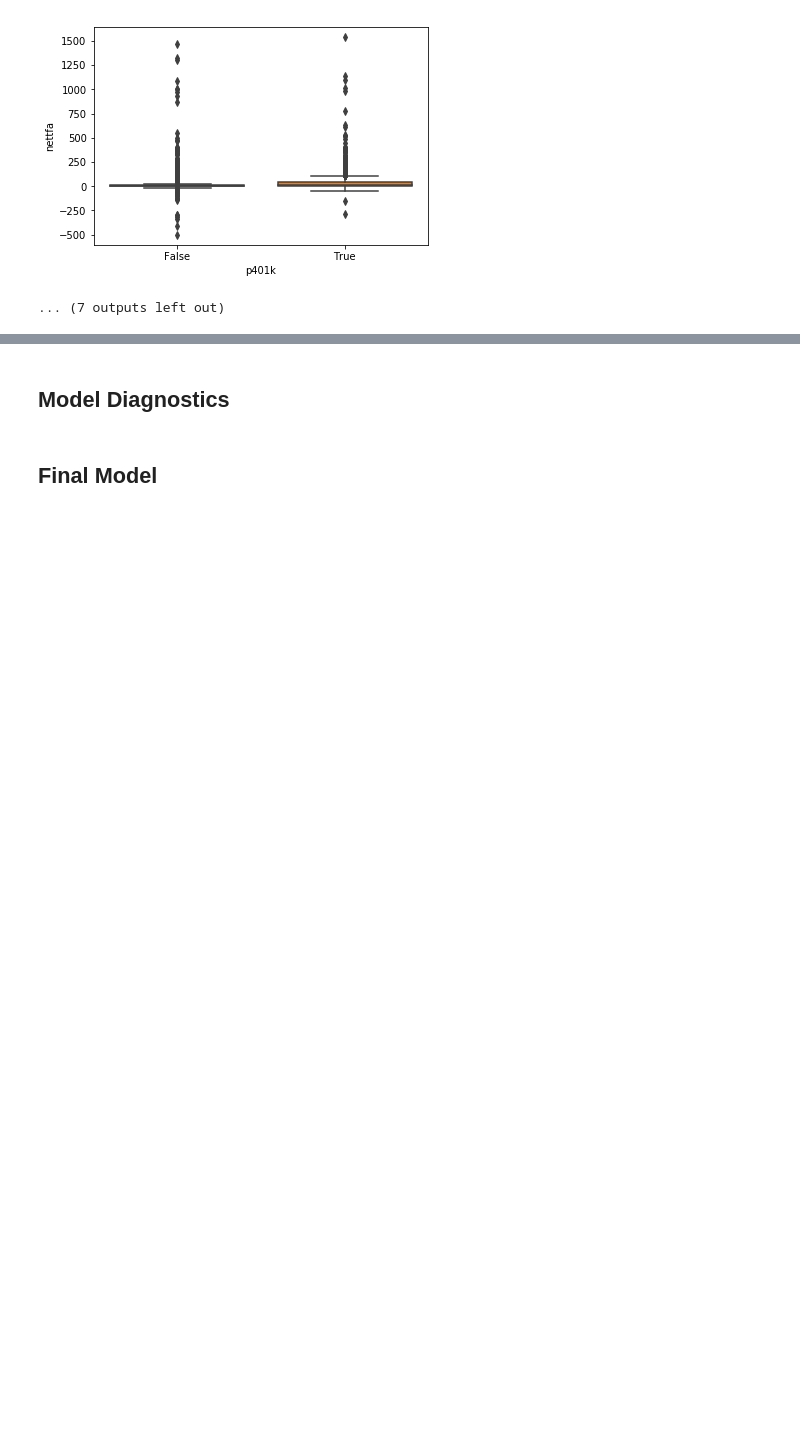
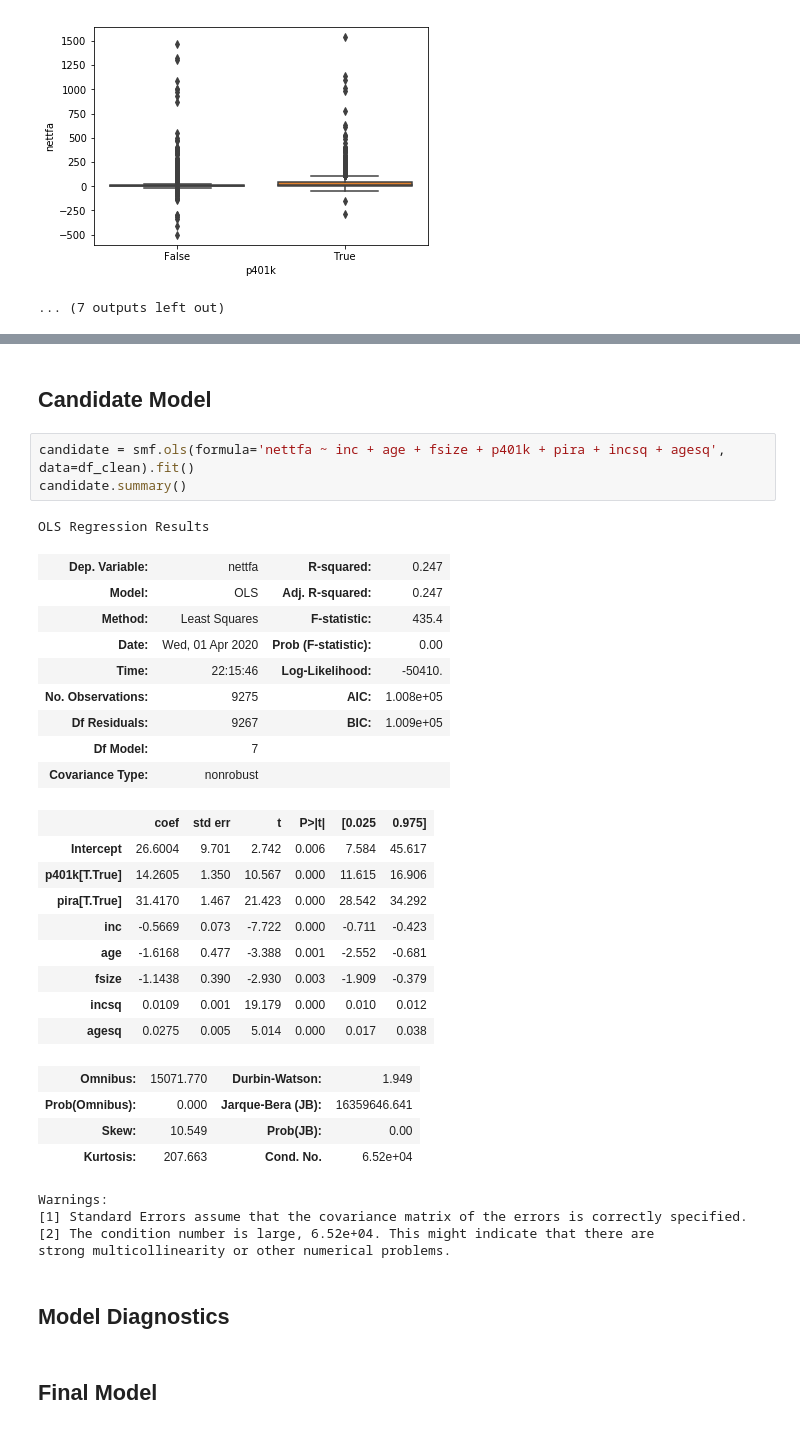
Before and after one commit to espin086/mybook_python_econometrics, a Jupyter notebook: notebooks/3_multiple_regression_diagnostics/3_multiple_regression_diagnostics.ipynb, the cells around one changed output, grey strips where cells are left out. Drawn from its saved outputs; the diff is of its cells as text; blank space fills up the shorter version.

```diff
--- a/notebooks/3_multiple_regression_diagnostics/3_multiple_regression_diagnostics.ipynb
+++ b/notebooks/3_multiple_regression_diagnostics/3_multiple_regression_diagnostics.ipynb
@@ -241,3 +338,36 @@ my_eda_clean.run()
+# %% [markdown]
+## Candidate Model
+# %%
+candidate = smf.ols(formula='nettfa ~ inc + age + fsize + p401k + pira + incsq + agesq', data=df_clean).fit()
+candidate.summary()
+# %% [output]
+OLS Regression Results
+| Dep. Variable: | nettfa | R-squared: | 0.247 |
+| Model: | OLS | Adj. R-squared: | 0.247 |
+| Method: | Least Squares | F-statistic: | 435.4 |
+| Date: | Wed, 01 Apr 2020 | Prob (F-statistic): | 0.00 |
+| Time: | 22:15:46 | Log-Likelihood: | -50410. |
+| No. Observations: | 9275 | AIC: | 1.008e+05 |
+| Df Residuals: | 9267 | BIC: | 1.009e+05 |
+| Df Model: | 7 |  |  |
+| Covariance Type: | nonrobust |  |  |
+|  | coef | std err | t | P>|t| | [0.025 | 0.975] |
+| Intercept | 26.6004 | 9.701 | 2.742 | 0.006 | 7.584 | 45.617 |
+| p401k[T.True] | 14.2605 | 1.350 | 10.567 | 0.000 | 11.615 | 16.906 |
+| pira[T.True] | 31.4170 | 1.467 | 21.423 | 0.000 | 28.542 | 34.292 |
+| inc | -0.5669 | 0.073 | -7.722 | 0.000 | -0.711 | -0.423 |
+| age | -1.6168 | 0.477 | -3.388 | 0.001 | -2.552 | -0.681 |
+| fsize | -1.1438 | 0.390 | -2.930 | 0.003 | -1.909 | -0.379 |
+| incsq | 0.0109 | 0.001 | 19.179 | 0.000 | 0.010 | 0.012 |
+| agesq | 0.0275 | 0.005 | 5.014 | 0.000 | 0.017 | 0.038 |
+| Omnibus: | 15071.770 | Durbin-Watson: | 1.949 |
+| Prob(Omnibus): | 0.000 | Jarque-Bera (JB): | 16359646.641 |
+| Skew: | 10.549 | Prob(JB): | 0.00 |
+| Kurtosis: | 207.663 | Cond. No. | 6.52e+04 |
+Warnings:
+[1] Standard Errors assume that the covariance matrix of the errors is correctly specified.
+[2] The condition number is large, 6.52e+04. This might indicate that there are
+strong multicollinearity or other numerical problems.
 # %% [markdown]
 ## Model Diagnostics
 # %% [markdown]
```
Also changed, not shown: parts of 8 cells of this notebook, 4 other files.
